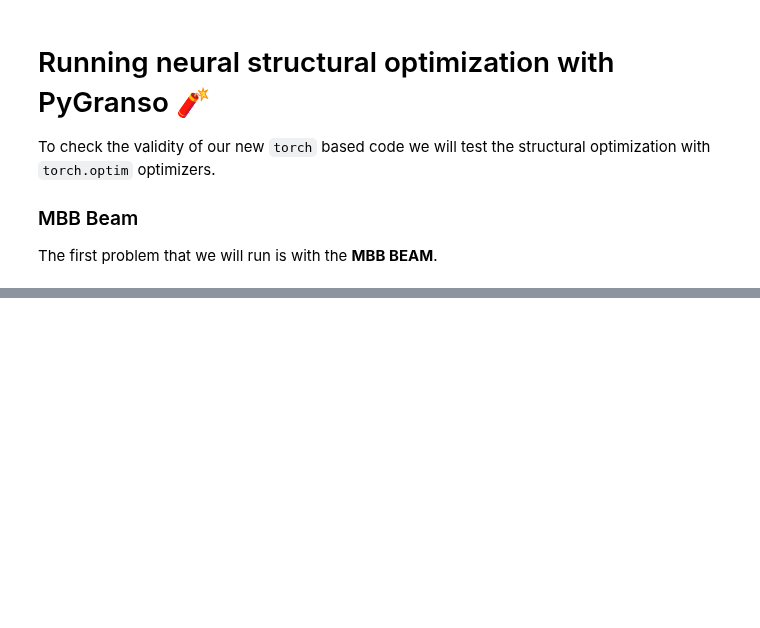
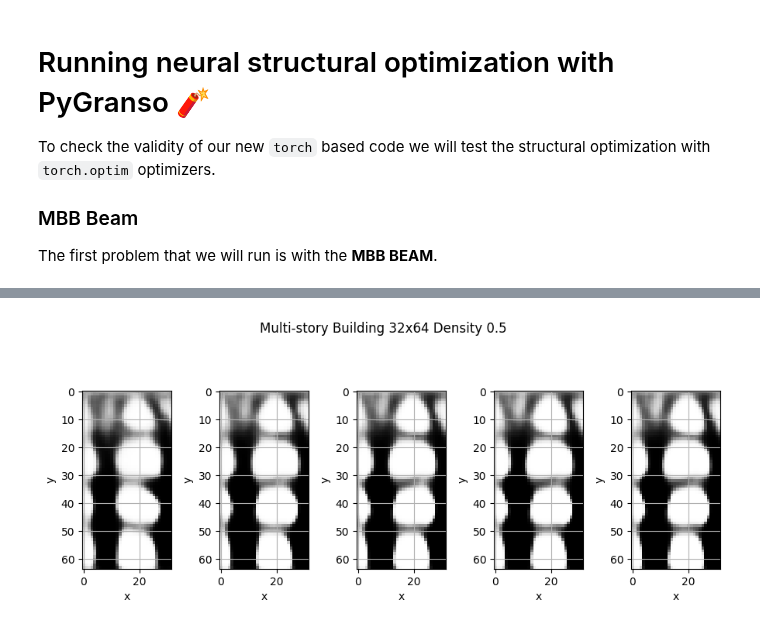
Before and after one commit to sun-umn/NCVX-Neural-Structural-Optimization, a Jupyter notebook: notebooks/PyGranso ⚗️ - Volume Constraint -Multi-Story Building.ipynb, the cells around one changed output, grey strips where cells are left out. Drawn from its saved outputs; the diff is of its cells as text; code cells hidden in the pictures; blank space fills up the shorter version.

Commit message:
adding updated results for multi story building

```diff
--- a/notebooks/PyGranso ⚗️ - Volume Constraint -Multi-Story Building.ipynb
+++ b/notebooks/PyGranso ⚗️ - Volume Constraint -Multi-Story Building.ipynb
@@ -55,6 +55,7 @@ def constrained_structural_optimization_function(model, ke, args, designs, losse
         penal=torch.tensor(args["penal"]),
         e_min=torch.tensor(args["young_min"]),
         e_0=torch.tensor(args["young"]),
+        base='MATLAB',
     )
     x_phys = torch.sigmoid(logits)
 
@@ -77,7 +78,7 @@ def constrained_structural_optimization_function(model, ke, args, designs, losse
 
     # Run this problem with no equality constraints
     ce = pygransoStruct()
-    ce.c1 = 5e2 * (torch.mean(x_phys) - args['volfrac'])
+    ce.c1 = 1e3 * (torch.mean(x_phys) - args['volfrac'])
 
     # Append updated physical density designs
     designs.append(
@@ -96,7 +97,7 @@ cnn_kwargs = None
 # Trials
 trials = []
 
-for seed in range(41, 70):
+for seed in range(59, 60):
     torch.random.manual_seed(seed)
 
     # Initialize the CNN Model
@@ -214,15 +221,23 @@ ax.grid()
 # %%
 from scipy.ndimage import gaussian_filter
 
-pygranso_structure = best_trial[2][-1].detach().numpy()
+x_phys_images = [x_phys.detach() for x_phys in best_trial[2]]
+x_phys_images = np.array_split(x_phys_images, 5)
 
 # Plot the two structures together
-fig, ax1 = plt.subplots(1, 1, figsize=(6, 4))
+fig, axes = plt.subplots(1, 5, figsize=(9, 4))
+axes = axes.flatten()
 
-# pygranso
-ax1.imshow(pygranso_structure, cmap='Greys')
-ax1.grid()
-ax1.set_xlabel('x')
-ax1.set_ylabel('y')
-ax1.set_title('Multi-story Building 32x64 Density 0.5')
+for index, ax in enumerate(axes):
+    pygranso_structure = x_phys_images[index][-1]
+    # pygranso
+    ax.imshow(pygranso_structure, cmap='Greys')
+    ax.grid()
+    ax.set_xlabel('x')
+    ax.set_ylabel('y')
+
+
+fig.suptitle('Multi-story Building 32x64 Density 0.5')
 fig.tight_layout()
+# %% [output]
+[figure, added]
```
Also changed, not shown: parts of 4 cells of this notebook.
